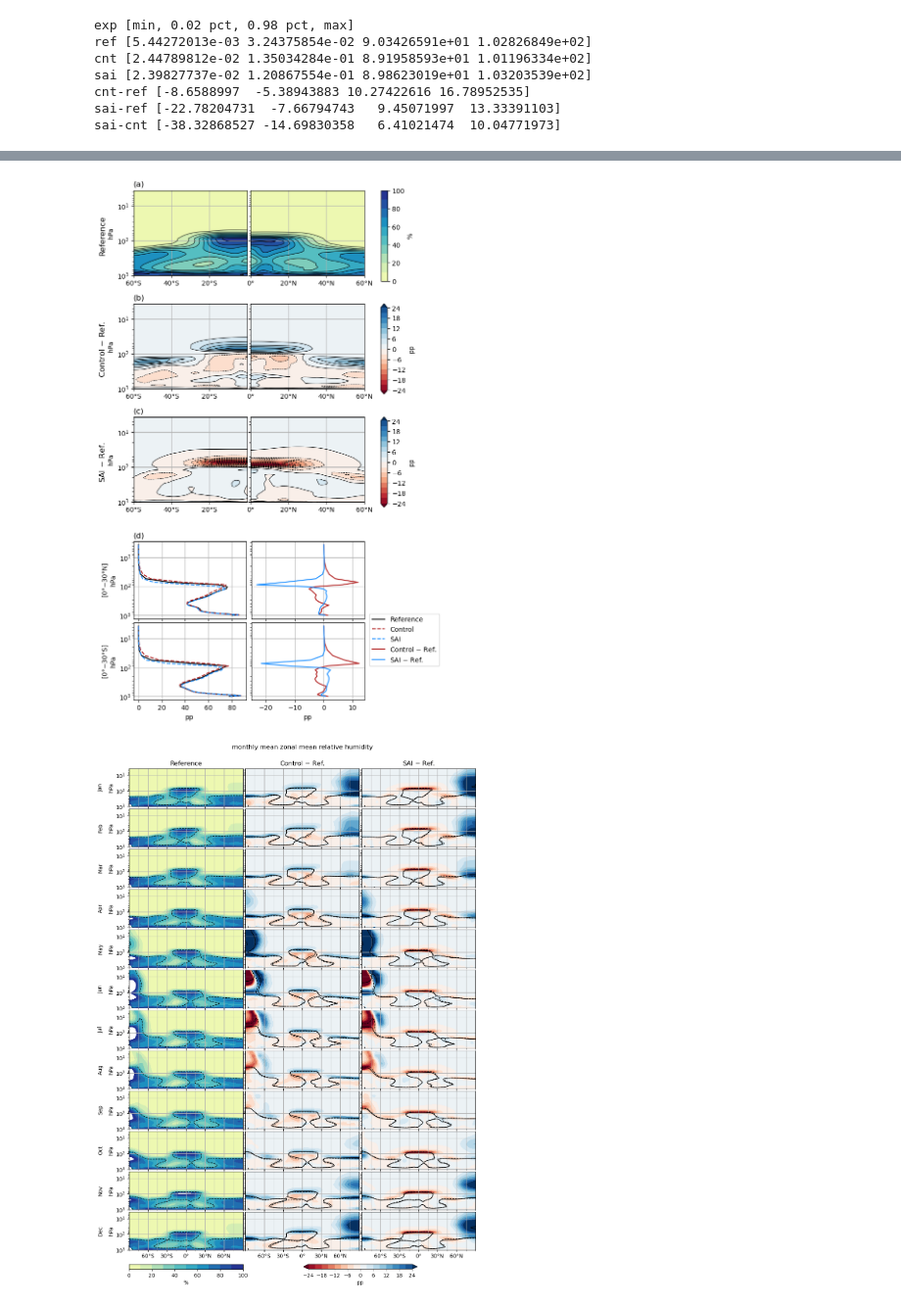
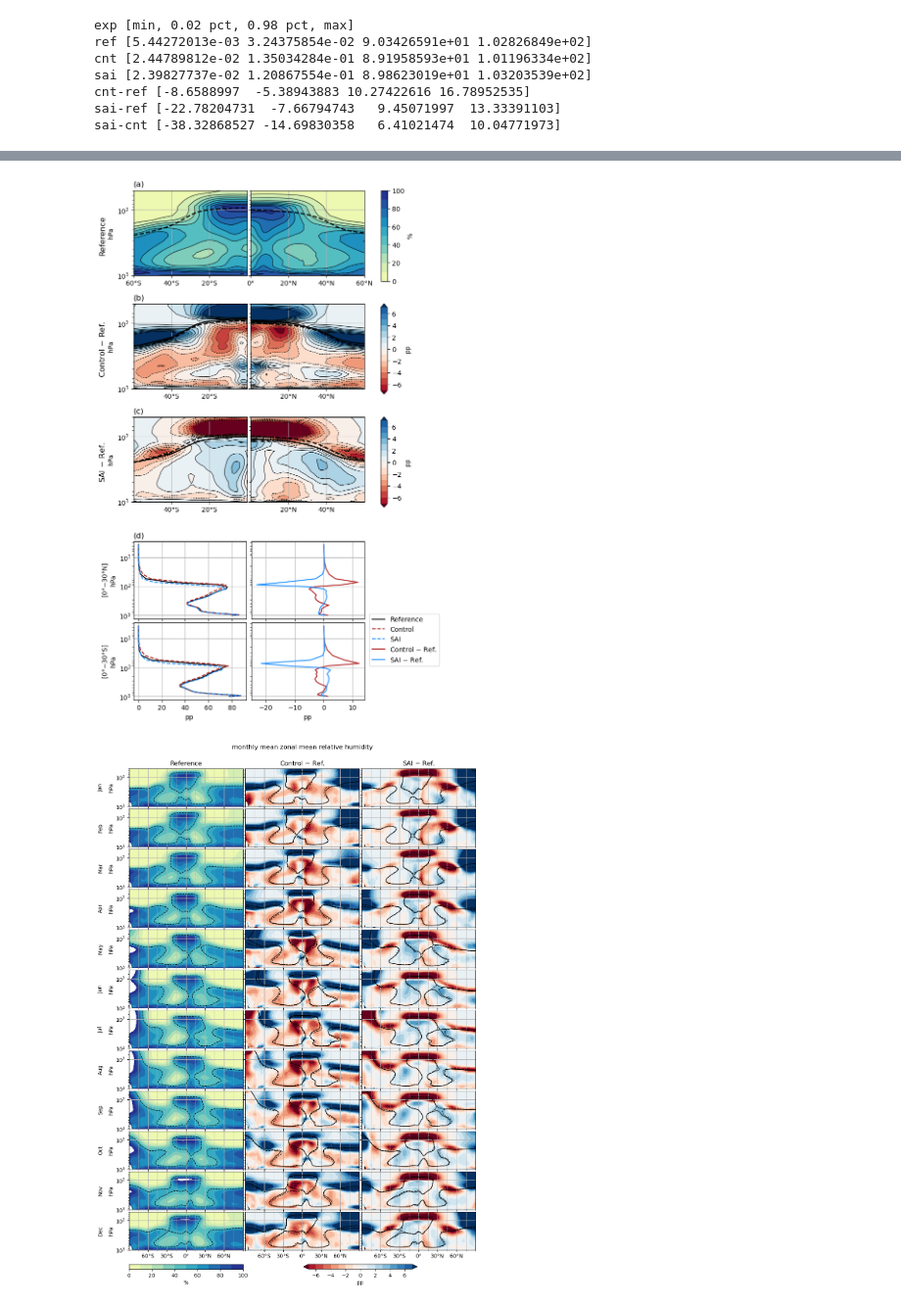
Before and after one commit to JdeJong96/TCs-under-SAI, a Jupyter notebook: analysis/notebooks/RHzm.ipynb, the cells around one changed output, grey strips where cells are left out. Shown at 98% size. Drawn from its saved outputs; the diff is of its cells as text; code cells hidden in the pictures.

```diff
--- a/analysis/notebooks/RHzm.ipynb
+++ b/analysis/notebooks/RHzm.ipynb
@@ -40,11 +43,12 @@ sai-ref [-22.78204731  -7.66794743   9.45071997  13.33391103]
 sai-cnt [-38.32868527 -14.69830358   6.41021474  10.04771973]
 # %%
 cfkwargs_abs = dict(levels=np.arange(0,100.1,10), vmin=-10, vmax=110, extend='neither', cmap='YlGnBu')
-cfkwargs_rel = dict(levels=np.arange(-24,24.1,3), vmin=-26, vmax=26, extend='both', cmap='RdBu')
+cfkwargs_rel = dict(levels=np.arange(-7,7.1,1), vmin=-8, vmax=8, extend='both', cmap='RdBu')
 cbarunit_abs = '%'
 cbarunit_rel = 'pp'
 # %%
 data = ds[NAME].weighted(ds.dpm).mean('month')
+tpdata = TROP_P.weighted(ds.dpm).mean(('month','lon'))
 
 kwargs = dict()
 
@@ -53,6 +57,7 @@ fig,axs = plt.subplots(1,3, dpi=300, figsize=(12,4), layout='constrained', share
 ax=axs[0]
 pcm = ax.contourf(data.lat, data.plev/100, data.sel(exp='ref'), **cfkwargs_abs)
 psm = ax.contour(data.lat, data.plev/100, data.sel(exp='ref'), levels=pcm.levels, colors='k', linewidths=0.6, **kwargs)
+ax.plot(tpdata.lat, tpdata.sel(exp='ref')/100, c='k', lw=1.8, ls='--')
 #pcm.set_rasterized(True)
 #psm.set_rasterized(True)
 #ax.contour(data.lon2d, data.lat2d, data.sel(exp='ref'), levels=[25], colors='k', linewidths=1.2, linestyles='--', **kwargs)
@@ -63,6 +68,9 @@ ax.set_title('Reference')
 for ax,exp,tit in zip(axs[1:],['cnt-ref','sai-ref'],['Control $-$ Ref.','SAI $-$ Ref.']):
     pcm = ax.contourf(data.lat, data.plev/100, data.sel(exp=exp), **cfkwargs_rel)
     psm = ax.contour(data.lat, data.plev/100, data.sel(exp=exp), levels=pcm.levels, colors='k', linewidths=[0.6], **kwargs)
+    exp2, exp1 = exp.split('-')
+    ax.plot(tpdata.lat, tpdata.sel(exp=exp2)/100, c='k', lw=1.8, ls='-')
+    ax.plot(tpdata.lat, tpdata.sel(exp=exp1)/100, c='k', lw=1.8, ls='--')
     #pcm.set_rasterized(True)
     ax.set_title(tit)
 cb = fig.colorbar(pcm, ax=axs[1:], shrink=0.7, orientation='vertical')
@@ -71,6 +79,7 @@ cb.ax.set_ylabel(cbarunit_rel)
 for ax in axs:
     ax.invert_yaxis()
     ax.set_yscale('log')
+    ax.set_ylim([1000,50])
     ax.set_xticks(range(-90,91,30), labels=['90°S','60°S','30°S','0°','30°N','60°N','90°N'])
     ax.grid()
 
@@ -89,6 +98,7 @@ fig,axs = plt.subplots(2,3, dpi=120, figsize=(12,6), layout='constrained', share
 for ax,exp,tit in zip(axs[0,:], ['ref','cnt','sai'],['Reference','Control','SAI']):
     pcm = ax.contourf(data.lat, data.plev/100, data.sel(exp=exp), **cfkwargs_abs)
     psm = ax.contour(data.lat, data.plev/100, data.sel(exp=exp), levels=pcm.levels, colors='k', linewidths=0.6, **kwargs)
+    ppm = ax.plot(tpdata.lat, tpdata.sel(exp=exp)/100, c='k', lw=1.8)
     with warnings.catch_warnings():
         warnings.simplefilter("ignore")
         pcm.set_rasterized(True)
@@ -101,6 +111,9 @@ cb.ax.set_ylabel(cbarunit_abs)
 for ax,exp,tit in zip(axs[1,:],['cnt-ref','sai-ref','sai-cnt'],['Control $-$ Ref.','SAI $-$ Ref.','SAI $-$ Control']):
     pcm = ax.contourf(data.lat, data.plev/100, data.sel(exp=exp), **cfkwargs_rel)
     psm = ax.contour(data.lat, data.plev/100, data.sel(exp=exp), levels=pcm.levels, colors='k', linewidths=[0.6], **kwargs)
+    exp2,exp1 = exp.split('-')
+    ax.plot(tpdata.lat, tpdata.sel(exp=exp1)/100, c='k', lw=1.8, ls='--')
+    ax.plot(tpdata.lat, tpdata.sel(exp=exp2)/100, c='k', lw=1.8, ls='-')
     with warnings.catch_warnings():
         warnings.simplefilter("ignore")
         pcm.set_rasterized(True)
@@ -116,6 +129,7 @@ ax.invert_yaxis()
 
 for ax in axs.flat:
     ax.grid()
+    ax.set_ylim([1000,50])
 
 for ax in axs[:,0]:
     ax.set_ylabel('hPa')
@@ -127,6 +141,8 @@ fig.savefig(f'../figures/{NAME}.annualmean.full.pdf', bbox_inches='tight', trans
 # %%
 data_NH = ds[NAME].sel(month=MONTHS_NH, lat=slice(0,60)).weighted(ds.dpm).mean('month')
 data_SH = ds[NAME].sel(month=MONTHS_SH, lat=slice(-60,0)).weighted(ds.dpm).mean('month')
+tpdata_NH = TROP_P.sel(month=MONTHS_NH, lat=slice(0,60)).weighted(ds.dpm).mean(('month','lon'))
+tpdata_SH = TROP_P.sel(month=MONTHS_SH, lat=slice(-60,0)).weighted(ds.dpm).mean(('month','lon'))
 
 cfdata = {
     'a': [data_NH.sel(exp='ref'), data_SH.sel(exp='ref')],
@@ -149,11 +165,14 @@ for i,mfig, in zip('abc', mapfigs.flatten()):
     cfb = axl.contourf(cfdata[i][1].lat, cfdata[i][1].plev/100, cfdata[i][1], **cfkwargs[i])
     cst = axr.contour(cfdata[i][0].lat, cfdata[i][0].plev/100, cfdata[i][0], levels=cft.levels, colors='k', linewidths=0.7)
     csb = axl.contour(cfdata[i][1].lat, cfdata[i][1].plev/100, cfdata[i][1], levels=cfb.levels, colors='k', linewidths=0.7)
+    axl.plot(tpdata_SH.lat, tpdata_SH.sel(exp='ref')/100, c='k', ls='--', lw=1.8)
+    axr.plot(tpdata_NH.lat, tpdata_NH.sel(exp='ref')/100, c='k', ls='--', lw=1.8)
     for ax in (axl, axr):
         ax.set_title('')
         ax.set_xlabel('')
         ax.set_ylabel('')
         ax.grid()
+        ax.set_ylim([50,1000])
     axl.set_xticks([-60,-40,-20], labels=['60°S','40°S','20°S'])
     axr.set_xticks([0,20,40,60], labels=['0°','20°N','40°N','60°N'])
     axl.invert_yaxis()
@@ -164,6 +183,11 @@ for i,mfig, in zip('abc', mapfigs.flatten()):
     axl.set_title(f'({i})', loc='left')
     axl.set_ylabel('hPa')
     mfig.supylabel(supy[i])
+
+mapfigs[1].axes[0].plot(tpdata_SH.lat, tpdata_SH.sel(exp='cnt')/100, c='k', ls='-', lw=1.8)
+mapfigs[1].axes[1].plot(tpdata_NH.lat, tpdata_NH.sel(exp='cnt')/100, c='k', ls='-', lw=1.8)
+mapfigs[2].axes[0].plot(tpdata_SH.lat, tpdata_SH.sel(exp='sai')/100, c='k', ls='-', lw=1.8)
+mapfigs[2].axes[1].plot(tpdata_NH.lat, tpdata_NH.sel(exp='sai')/100, c='k', ls='-', lw=1.8)
 
 axs = zmfig.subplots(2,2, sharey=True, sharex='col')
 zmfig.subplots_adjust(left=0.125, right=0.825, top=0.9, bottom=0.2, wspace=0.05, hspace=0.05)
@@ -212,7 +236,7 @@ for ax in zmfig.axes:
 
 fig.savefig(f'../figures/{NAME}.TCseason.pdf', transparent=True, bbox_inches='tight')
 # %% [output]
-[figure, old version]
+[figure, new version]
 # %%
 data = ds[NAME]
 
@@ -236,31 +260,32 @@ for m,mon in enumerate(data.month):
         cs = axs[m,i].contour(datai.lat, datai.plev/100, data.sel(exp='ref', month=mon), levels=[50], colors='k', linewidths=1, linestyles='--')
         with warnings.catch_warnings():
             warnings.simplefilter("ignore")
             cs.set_rasterized(True)
         axs[m,i].grid(which='both', axis='x')
         axs[m,i].grid(which='major', axis='y')
 
 for e,exp in enumerate(['ref','cnt-ref','sai-ref']):
     axs[0,e].set_title(['Reference','Control $-$ Ref.','SAI $-$ Ref.'][e])
 
 fig.subplots_adjust(bottom=0, top=1, left=0, right=1,
                     wspace=0.02, hspace=0.06)
 cbr_ax = fig.add_axes([0, -0.04, 3/9.12, 0.01])
 cb_ax = fig.add_axes([4.59/9.12, -0.04, 3/9.12, 0.01])
 cbr = fig.colorbar(cfr, cax=cbr_ax, ticks=None, orientation='horizontal', label=cbarunit_abs)
 cb = fig.colorbar(cf, cax=cb_ax, ticks=None, orientation='horizontal', label=cbarunit_rel)
 
 axs[0,0].invert_yaxis()
 axs[0,0].set_yscale('log')
+axs[0,0].set_ylim([1000,50])
 
 for m,ax in enumerate(axs[:,0]):
     bbox = ax.get_position()
     fig.text(bbox.x0-0.25*(bbox.x1-bbox.x0),(bbox.y0+bbox.y1)/2,['Jan','Feb','Mar','Apr','May','Jun','Jul','Aug','Sep','Oct','Nov','Dec'][m], ha='center', va='center', rotation=90)
     ax.set_ylabel('hPa')
 
 axs[-1,0].set_xticks(range(-60,61,30), labels=['60°S','30°S','0°','30°N','60°N'])
 ax.set_xticks(range(-90,91,15), minor=True)
 fig.suptitle('monthly mean '+LONGNAME, y=1.05)
 fig.savefig(f'../figures/{NAME}.monmean.pdf', dpi=120, transparent=True, bbox_inches='tight')
 # %% [output]
-[figure, old version]
+[figure, new version]
```
Also changed, not shown: parts of 6 cells of this notebook, 5 other files.
